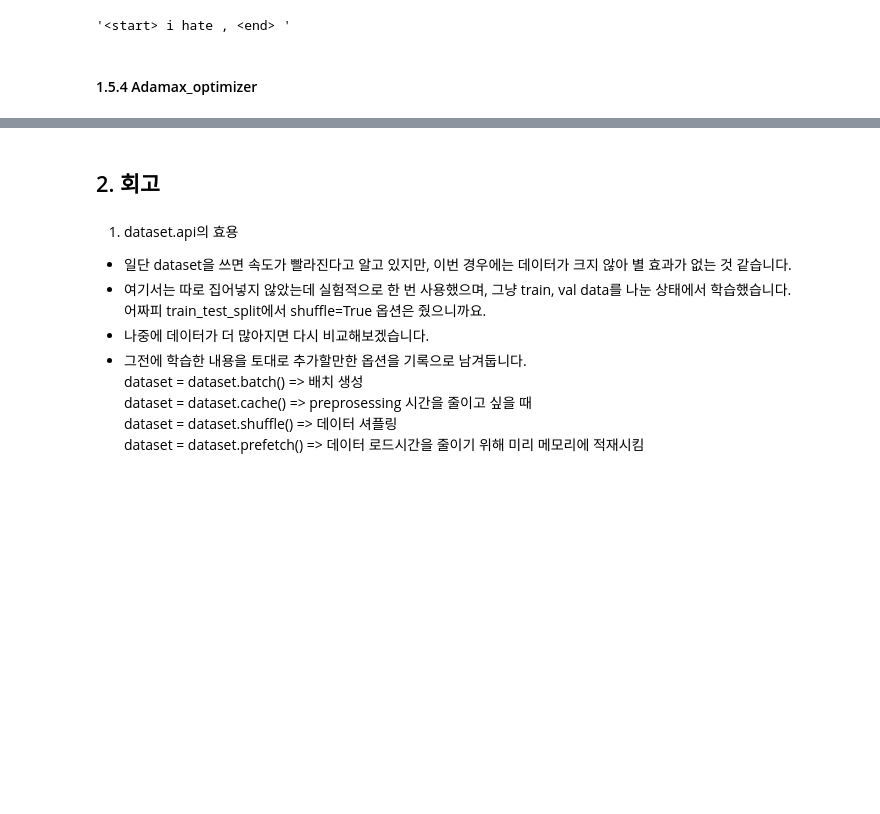
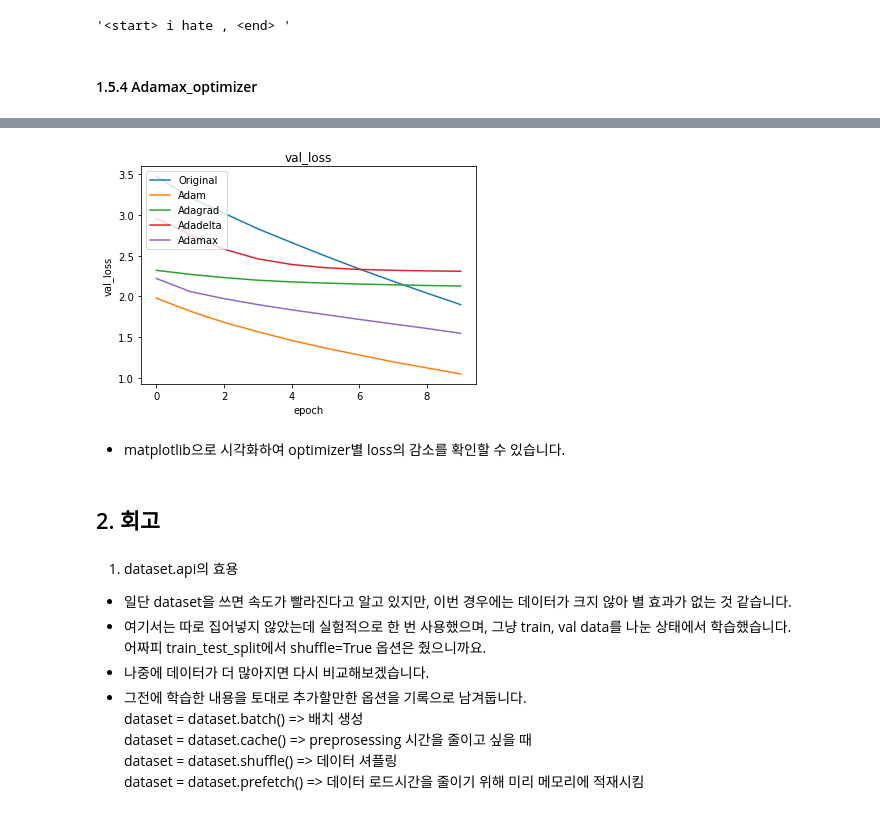
Before and after one commit to Chae0220/AI_Study, a Jupyter notebook: [E06]Lyrics_model.ipynb, the cells around one changed output, grey strips where cells are left out. Saved outputs shown, nothing was run; the diff lists cells and outputs as text; code cells hidden in the pictures; blank space fills up the shorter version.

```diff
--- a/[E06]Lyrics_model.ipynb
+++ b/[E06]Lyrics_model.ipynb
@@ -771,18 +705,18 @@ generate_text(SGD_model, tokenizer, init_sentence="<start> i hate", max_len=20)
 # %%
 plt.plot(history.history['val_loss'])
 plt.plot(Adam_history.history['val_loss'])
 plt.plot(Adagrad_history.history['val_loss'])
 plt.plot(Adadelta_history.history['val_loss'])
 plt.plot(Adamax_history.history['val_loss'])
-plt.plot(RMSprop_history.history['val_loss'])
-plt.plot(Nadam_history.history['val_loss'])
-plt.plot(Ftrl_history.history['val_loss'])
-plt.plot(SGD_history.history['val_loss'])
-plt.title('model accuracy')
+plt.title('val_loss')
 plt.ylabel('val_loss')
 plt.xlabel('epoch')
-plt.legend(['Original', 'Adam', 'Adagrad', 'Adadelta', 'Adamax', 'RMSprop', 'Nadam', 'Ftrl', 'SGD'], loc='upper left')
+plt.legend(['Original', 'Adam', 'Adagrad', 'Adadelta', 'Adamax'], loc='upper left')
 plt.show()
+# %% [output]
+[figure, added]
+# %% [markdown]
+- matplotlib으로 시각화하여 optimizer별 loss의 감소를 확인할 수 있습니다.
 # %% [markdown]
 ## 2. 회고
 # %% [markdown]
```
Also changed, not shown: parts of 32 cells of this notebook.
